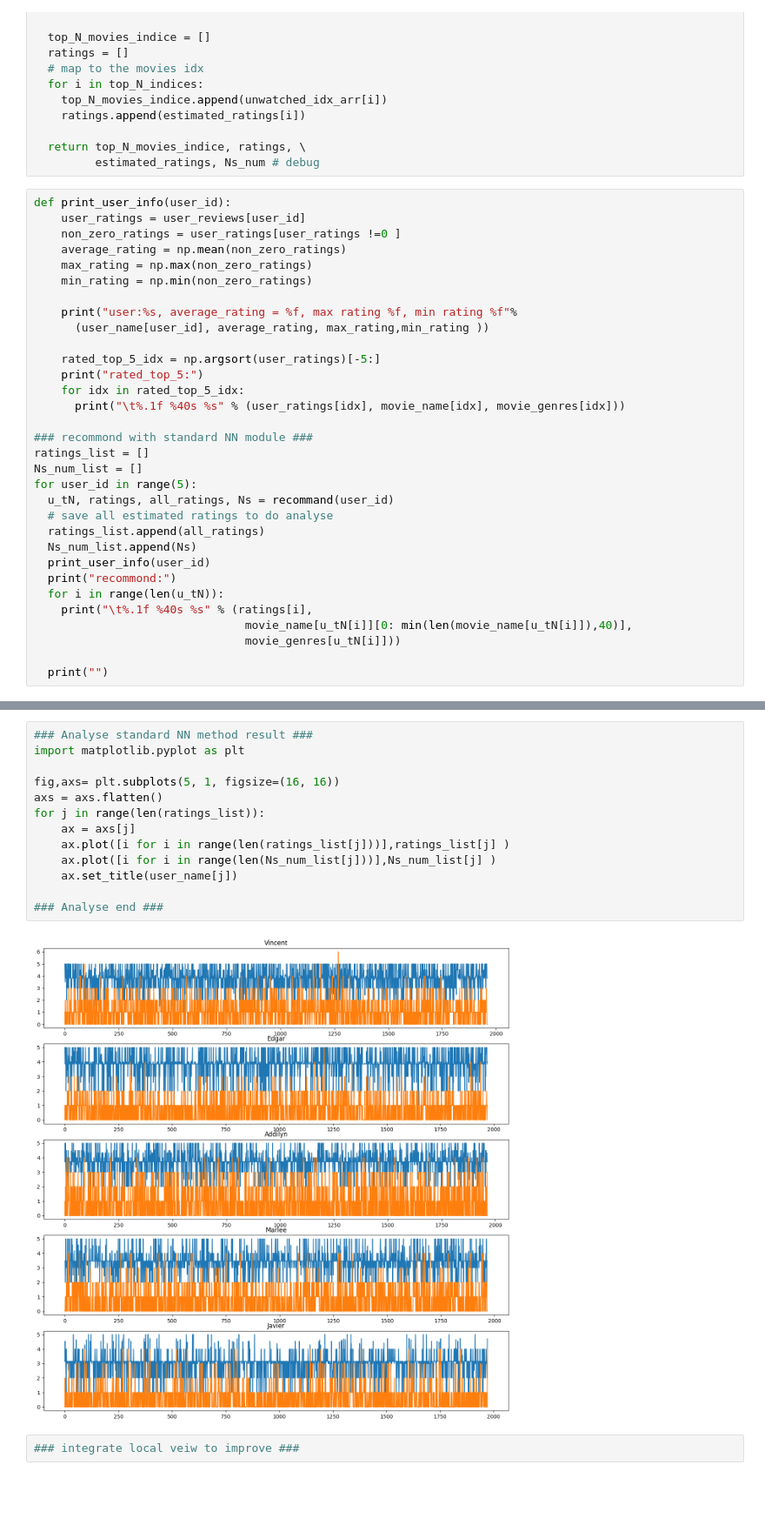
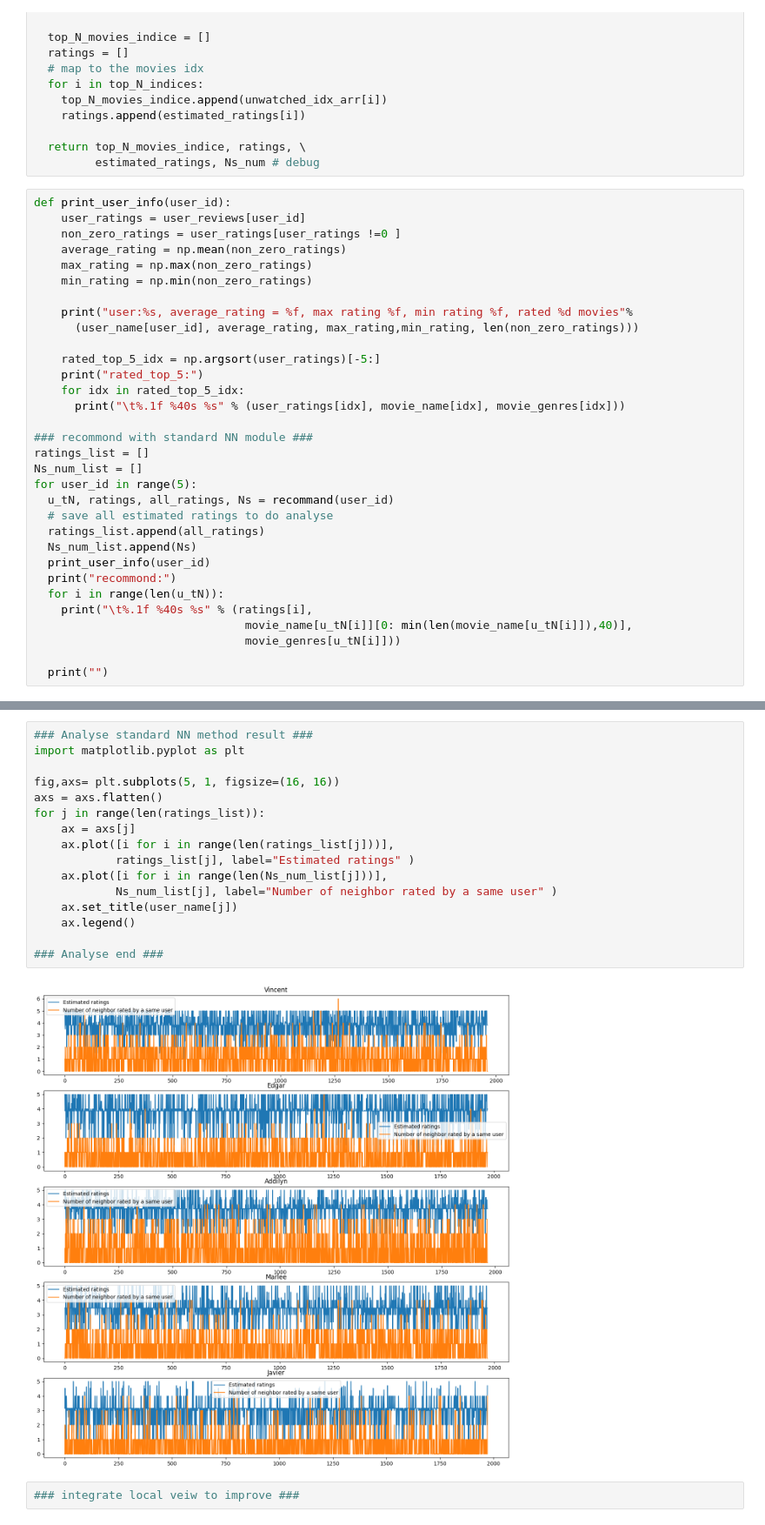
Before and after one commit to CXianRen/DAT410, a Jupyter notebook: Assignment/A2/Code/main.ipynb, the cells around one changed output, grey strips where cells are left out. Shown at 87% size. Saved outputs shown, nothing was run; the diff lists cells and outputs as text; blank space fills up the shorter version.

```diff
--- a/Assignment/A2/Code/main.ipynb
+++ b/Assignment/A2/Code/main.ipynb
@@ -228,8 +261,8 @@ def print_user_info(user_id):
     max_rating = np.max(non_zero_ratings)
     min_rating = np.min(non_zero_ratings)
 
-    print("user:%s, average_rating = %f, max rating %f, min rating %f"%
-      (user_name[user_id], average_rating, max_rating,min_rating ))
+    print("user:%s, average_rating = %f, max rating %f, min rating %f, rated %d movies"%
+      (user_name[user_id], average_rating, max_rating,min_rating, len(non_zero_ratings)))
 
     rated_top_5_idx = np.argsort(user_ratings)[-5:]
     print("rated_top_5:")
@@ -273,17 +306,20 @@ recommond:
 # %%
 ### Analyse standard NN method result ###
 import matplotlib.pyplot as plt
 
 fig,axs= plt.subplots(5, 1, figsize=(16, 16))
 axs = axs.flatten()
 for j in range(len(ratings_list)):
     ax = axs[j]
-    ax.plot([i for i in range(len(ratings_list[j]))],ratings_list[j] )
-    ax.plot([i for i in range(len(Ns_num_list[j]))],Ns_num_list[j] )
+    ax.plot([i for i in range(len(ratings_list[j]))],
+            ratings_list[j], label="Estimated ratings" )
+    ax.plot([i for i in range(len(Ns_num_list[j]))],
+            Ns_num_list[j], label="Number of neighbor rated by a same user" )
     ax.set_title(user_name[j])
+    ax.legend()
 
 ### Analyse end ###
 # %% [output]
-[figure, old version]
+[figure, new version]
 # %%
 ### integrate local veiw to improve ###
```
Also changed, not shown: parts of 3 cells of this notebook, 2 other files.
